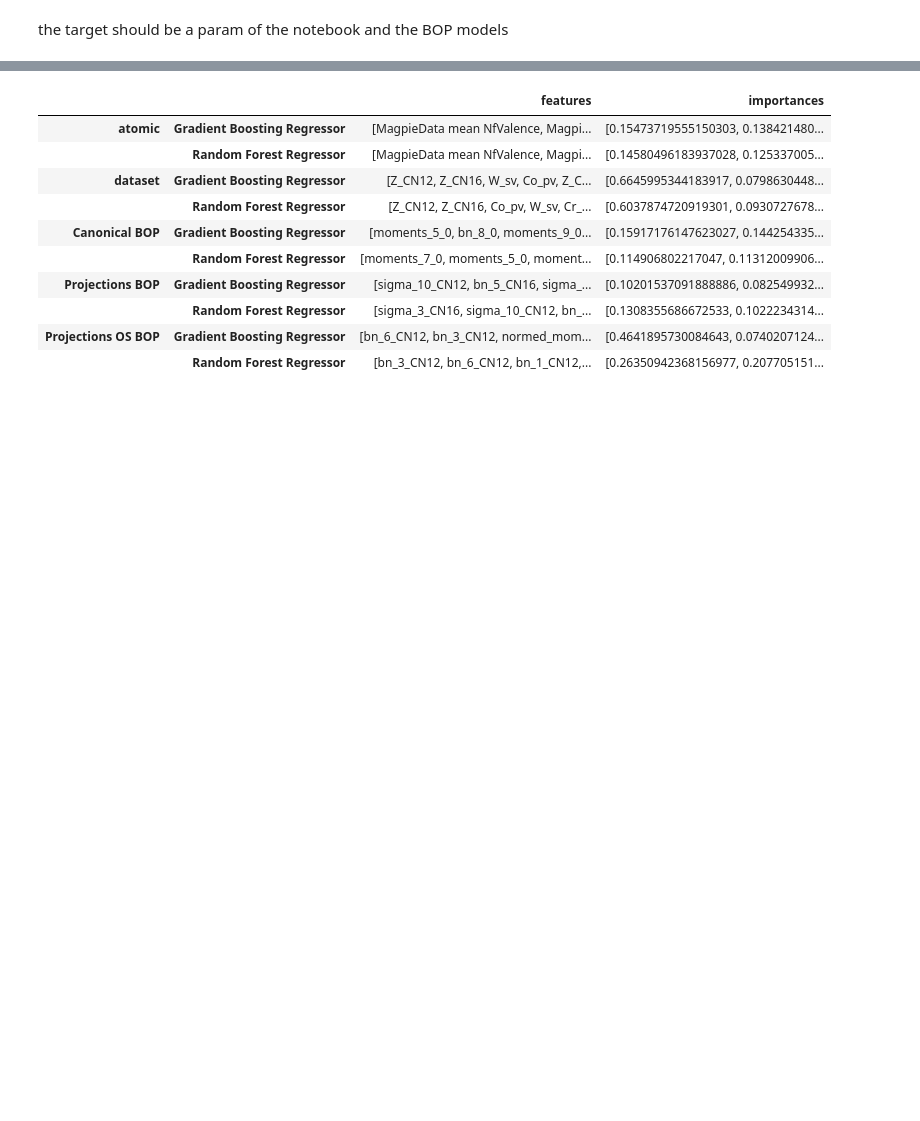
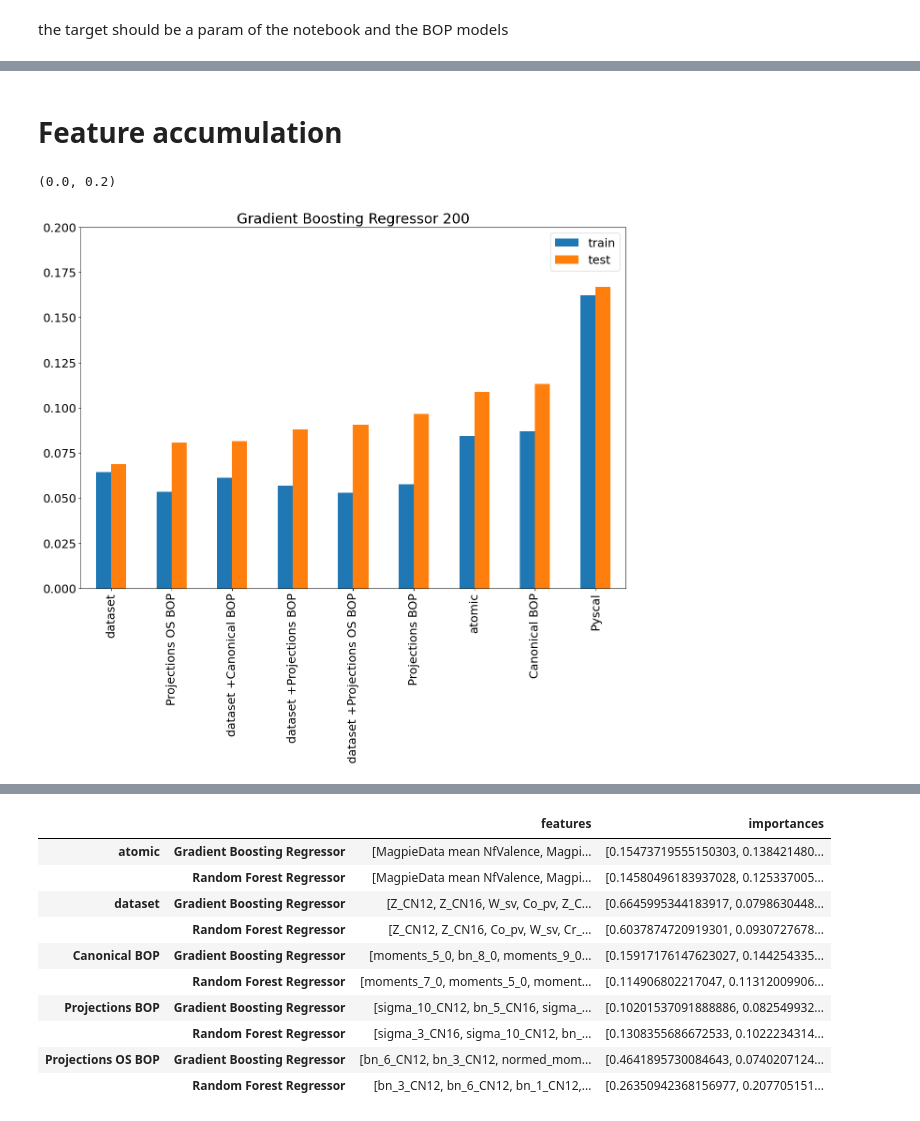
Before and after one commit to AIIMProject/MLFeMoTCPs, a Jupyter notebook: 07_MachineLearn.ipynb, the cells around one changed output, grey strips where cells are left out. Drawn from its saved outputs; the diff is of its cells as text; code cells hidden in the pictures; blank space fills up the shorter version.

Commit message:
ML tries compare different models

```diff
--- a/07_MachineLearn.ipynb
+++ b/07_MachineLearn.ipynb
@@ -99,0 +181,50 @@ from itertools import product
+# %%
+combis = product(models.items(),  Features.items())
+Y = BS[target]#[X.index]
+# RMSE={name:{} for name in Features.keys()}
+RMSE = {}
+for (modelname, model), (name, thisfeature) in tqdm(combis, total = len(models)*len(Features)):
+    intersectindex  = Y.index.intersection(thisfeature.index)
+    if 'BOP' in thisfeature:
+        x = thisfeature.filter(regex='_0$|^U')
+    else:
+        x = thisfeature
+    if 'dataset' not in thisfeature:
+        X = pd.concat([x, Features['dataset'].filter(regex='Structure|Mag')], axis=1).loc[intersectindex]
+    thisY = Y.loc[intersectindex]
+    xtrain, xtest, ytrain, ytest = train_test_split(X, thisY, test_size=0.2, shuffle=True)
+    model.fit(xtrain, ytrain)# , **fit_params[modelname])
+    model.set_params(**params[modelname])
+    Ypredict = model.predict(xtrain)
+    Ypredicttest = model.predict(xtest)
+    RMSE[(modelname, name)] = {'train': mean_squared_error(ytrain, Ypredict, squared=False), 'test' : mean_squared_error(ytest, Ypredicttest, squared=False)}
+# %% [markdown]
+# Feature accumulation
+# %%
+combis = product(models.items(),  Features.items())
+Y = BS[target]#[X.index]
+# RMSE={name:{} for name in Features.keys()}
+for (modelname, model), (name, thisfeature) in tqdm(combis, total = len(models)*3):
+    if 'BOP' not in name:
+        continue
+    x = thisfeature.filter(regex='_0$')
+    X = pd.concat([x, Features['dataset']], axis = 1) #.filter(regex='_0$')
+    X.dropna(inplace=True)
+    intersectindex  = Y.index.intersection(X.index)
+    thisY = Y.loc[intersectindex]
+    xtrain, xtest, ytrain, ytest = train_test_split(X.loc[intersectindex], thisY.loc[intersectindex], test_size=0.2, shuffle=True)
+    model.fit(xtrain, ytrain)# , **fit_params[modelname])
+    model.set_params(**params[modelname])
+    Ypredict = model.predict(xtrain)
+    Ypredicttest = model.predict(xtest)
+    RMSE[(modelname, 'dataset +'+name)] = {'train': mean_squared_error(ytrain, Ypredict, squared=False), 'test' : mean_squared_error(ytest, Ypredicttest, squared=False)}
+# %%
+dfRMSE = pd.DataFrame.from_dict(RMSE, orient='index')
+dfRMSE.sort_values(by='test', inplace=True)
+# %%
+ax = dfRMSE.loc['Gradient Boosting Regressor 200'].plot(kind = 'bar', )
+ax.set_title('Gradient Boosting Regressor 200')
+ax.set_ylim([0,0.2])
+# %% [output]
+(0.0, 0.2)
+[figure, added]
```
Also changed, not shown: parts of 38 cells of this notebook.
